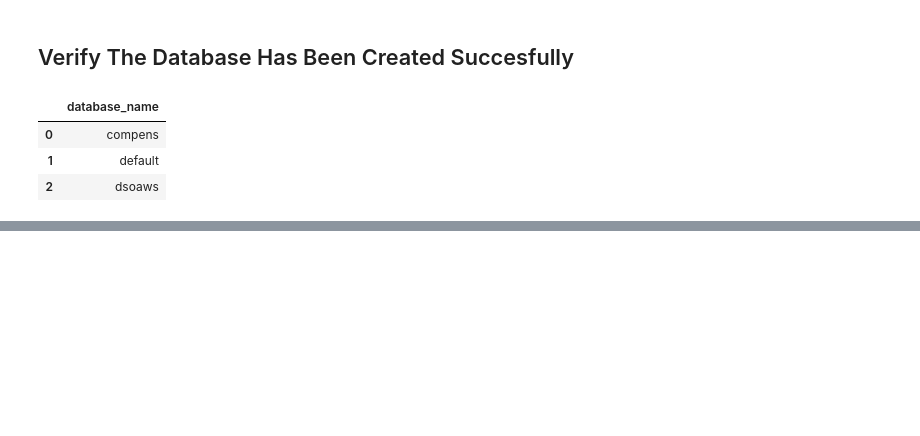
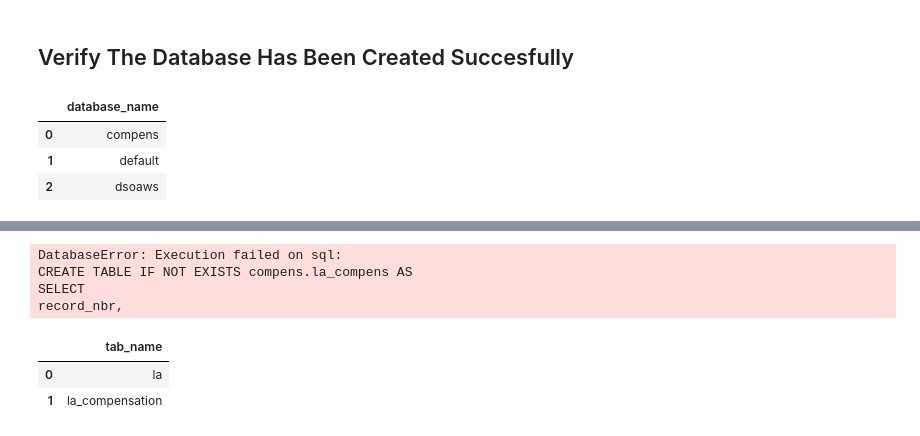
Before and after one commit to unpham/ads-508-project, a Jupyter notebook: athena.ipynb, the cells around one changed output, grey strips where cells are left out. Cells and saved outputs as stored; diff of their text form; code cells hidden in the pictures; blank space fills up the shorter version.

```diff
--- a/athena.ipynb
+++ b/athena.ipynb
@@ -53,3 +74,48 @@ compens_dir = 's3://508-team4/data'
+# %%
+table_name_test ='la_compens'
+pd.read_sql(f'DROP TABLE IF EXISTS {database_name}.{table_name_test}', conn)
+
+create_table_test = f"""
+CREATE TABLE IF NOT EXISTS {database_name}.{table_name_test} AS
+SELECT
+record_nbr,
+CAST(pay_year AS INT) AS year,
+department_no,
+CAST(department_title AS VARCHAR) AS department,
+job_class_pgrade,
+job_title,
+employment_type,
+job_status,
+mou,
+mou_title,
+CAST(regular_pay AS FLOAT) AS base_salary,
+CAST(overtime_pay AS FLOAT) AS overtime,
+CAST(all_other_pay AS FLOAT) AS irregular_cash,
+CAST(total_pay AS FLOAT) AS total_cash,
+CAST(city_retirement_contributions AS FLOAT) AS retirement,
+CAST(benefit_pay AS FLOAT) AS health,
+gender,
+ethnicity,
+retirement + health AS total_benefits,
+total_cash + retirement + health AS total_compensation
+FROM compens.la_compensation
+"""
+
+pd.read_sql(create_table_test, conn)
+
+pd.read_sql(f'SELECT * FROM {database_name}.{table_name_test} LIMIT 5', conn)
+# %% [output]
+DatabaseError: Execution failed on sql:
+CREATE TABLE IF NOT EXISTS compens.la_compens AS
+SELECT
+record_nbr,
+# %%
+df_show = pd.read_sql('SHOW TABLES IN compens', conn)
+df_show.head(5)
+# %% [output]
+|  | tab_name |
+| 0 | la |
+| 1 | la_compensation |
 # %%
 table_name1 ='la_compensation'
 pd.read_sql(f'DROP TABLE IF EXISTS {database_name}.{table_name1}', conn)
```
Also changed, not shown: parts of 6 cells of this notebook, 1 other file.
